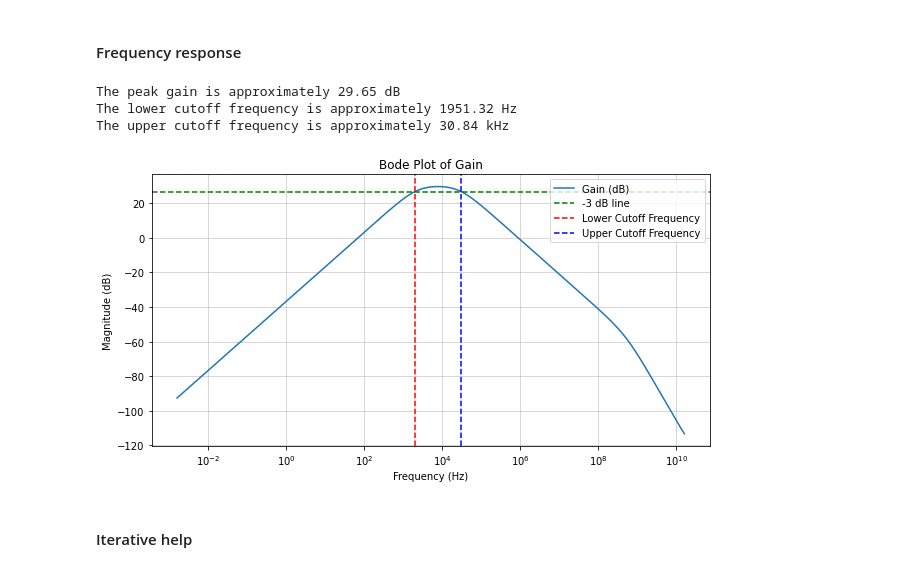
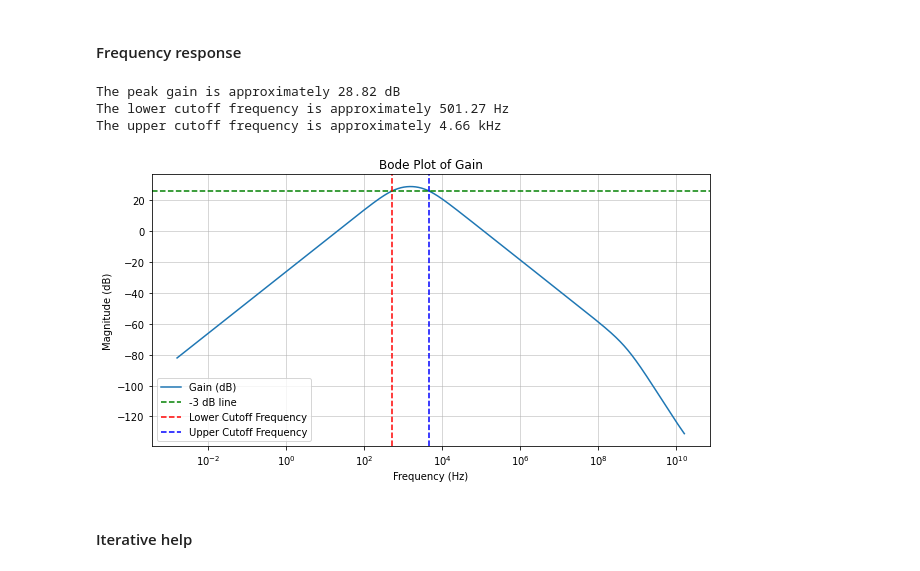
Before and after one commit to miguelcorrea0107/MA2_project, a Jupyter notebook: Amplifier_Inv/python_calc/inv_parameters.ipynb, the cells around one changed output. Cells and saved outputs as stored; diff of their text form; code cells hidden in the pictures.

```diff
--- a/Amplifier_Inv/python_calc/inv_parameters.ipynb
+++ b/Amplifier_Inv/python_calc/inv_parameters.ipynb
@@ -15,3 +13,8 @@ version = 1
+# %%
+version = 2
+if version == 2:
+    R1 = 8.1e9
+    R2 = 1.05e8
 # %% [markdown]
 ### Loading values of parameters
 # %%
@@ -213,7 +301,12 @@ if version == 1:
                     (C_gdn, op[6]), (C_gdp, op[7]),
                     (R_1, param_values[7]), (R_2, param_values[10]),
                     (C_1, param_values[14]), (C_2, param_values[18])])
-
+if version == 2:
+    T_num = T.subs([(G_mn, op[0]), (G_mp, op[1]), (G_dsn, op[2]),
+                    (G_dsp, op[3]), (C_gsn, op[4]), (C_gsp, op[5]),
+                    (C_gdn, op[6]), (C_gdp, op[7]),
+                    (R_1, R1), (R_2, R2),
+                    (C_1, param_values[14]), (C_2, param_values[18])])
 # Replace this example with your actual transfer function
 num, den = sp.fraction(T_num)  # T is your transfer function in symbolic form
 num = sp.expand(num)
@@ -234,37 +327,37 @@ peak_gain_index = np.argmax(mag_array)
 
 # Find the lower cutoff frequency by searching to the left of the peak gain index
 left_side = mag_array[:peak_gain_index]
 lower_cutoff_indices = np.where(left_side <= peak_gain - 3)[0]
 lower_cutoff_frequency = w[lower_cutoff_indices[-1]] / (2 * np.pi) if lower_cutoff_indices.size > 0 else None
 
 # For the upper cutoff frequency, find the closest to the simulation result (your method)
 upper_cutoff_index = np.argmin(np.abs(mag_array[peak_gain_index:] - (peak_gain - 3))) + peak_gain_index
 upper_cutoff_frequency = w[upper_cutoff_index] / (2 * np.pi)
 
 # Print the results
 print(f"The peak gain is approximately {peak_gain:.2f} dB")
 print(f"The lower cutoff frequency is approximately {lower_cutoff_frequency:.2f} Hz" if lower_cutoff_frequency else "Lower cutoff frequency not found.")
 print(f"The upper cutoff frequency is approximately {upper_cutoff_frequency/1e3:.2f} kHz" if upper_cutoff_frequency else "Upper cutoff frequency not found.")
 
 # Plot the Bode plot for gain
 plt.figure(figsize=(10, 5))
 plt.semilogx(w / (2 * np.pi), mag_array, label='Gain (dB)')
 plt.axhline(y=peak_gain - 3, color='green', linestyle='--', label='-3 dB line')
 if lower_cutoff_frequency:
     plt.axvline(x=lower_cutoff_frequency, color='red', linestyle='--', label='Lower Cutoff Frequency')
 if upper_cutoff_frequency:
     plt.axvline(x=upper_cutoff_frequency, color='blue', linestyle='--', label='Upper Cutoff Frequency')
 plt.title('Bode Plot of Gain')
 plt.xlabel('Frequency (Hz)')
 plt.ylabel('Magnitude (dB)')
 plt.grid(which='both', linestyle='-', linewidth=0.5)
 plt.legend()
 plt.show()
 # %% [output]
-The peak gain is approximately 29.65 dB
-The lower cutoff frequency is approximately 1951.32 Hz
-The upper cutoff frequency is approximately 30.84 kHz
+The peak gain is approximately 28.82 dB
+The lower cutoff frequency is approximately 501.27 Hz
+The upper cutoff frequency is approximately 4.66 kHz
-[figure, old version]
+[figure, new version]
 # %% [markdown]
 #### Iterative help
 # %%
```
Also changed, not shown: parts of 4 cells of this notebook, 14 other files.
